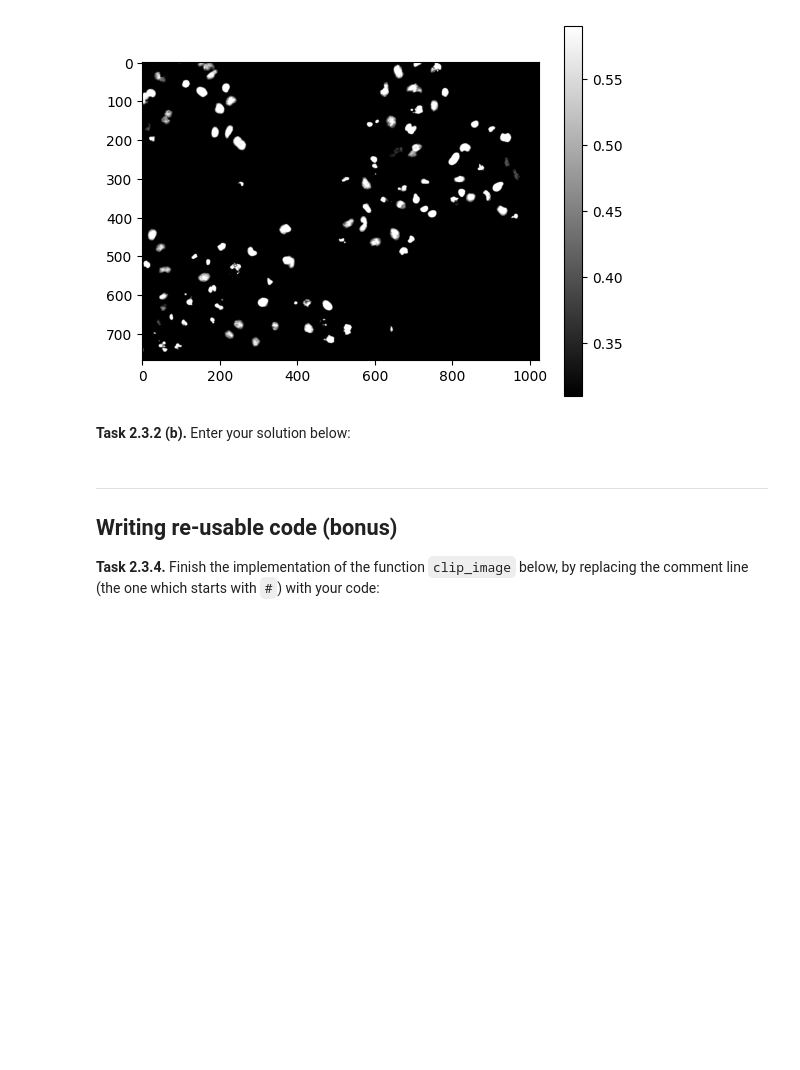
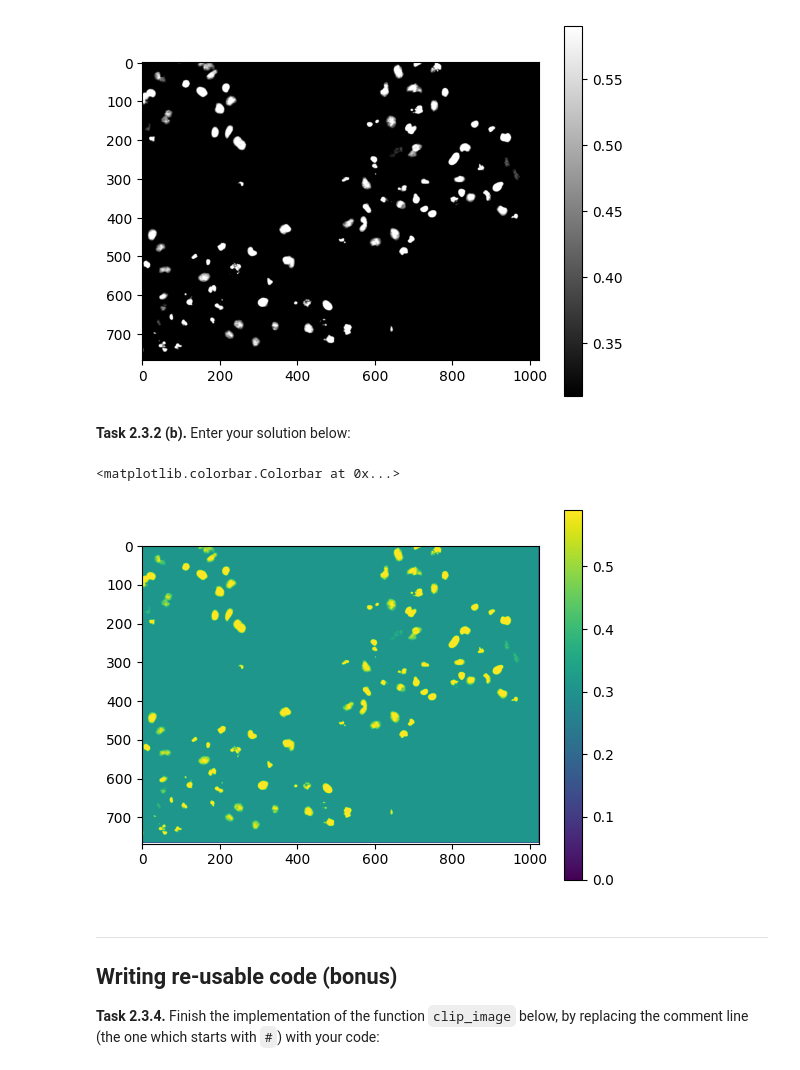
Before and after one commit to LWintel/mobi-fs3-python, a Jupyter notebook: task2.ipynb, the cells around one changed output. Saved outputs shown, nothing was run; the diff lists cells and outputs as text; code cells hidden in the pictures; blank space fills up the shorter version.

```diff
--- a/task2.ipynb
+++ b/task2.ipynb
@@ -88,6 +118,24 @@ Spalte -> 1024
 [figure]
 # %% [markdown]
 **<a id="#">Task 2.3.2 (b).</a>** Enter your solution below:
+# %%
+h = 767
+w = 1023
+result_2 = img.copy()
+
+for i in numpy.ndindex(h,w):
+    if img[i] < T1:
+        result_2[i] = T1
+    elif img[i] > T2:
+        result_2[i] = T2
+    else:
+        result_2[i] = img[i]
+
+plt.imshow(result_2)
+plt.colorbar()
+# %% [output]
+<matplotlib.colorbar.Colorbar at 0x...>
+[figure, added]
 # %% [markdown]
 ---
 
```
Also changed, not shown: parts of 5 cells of this notebook.
